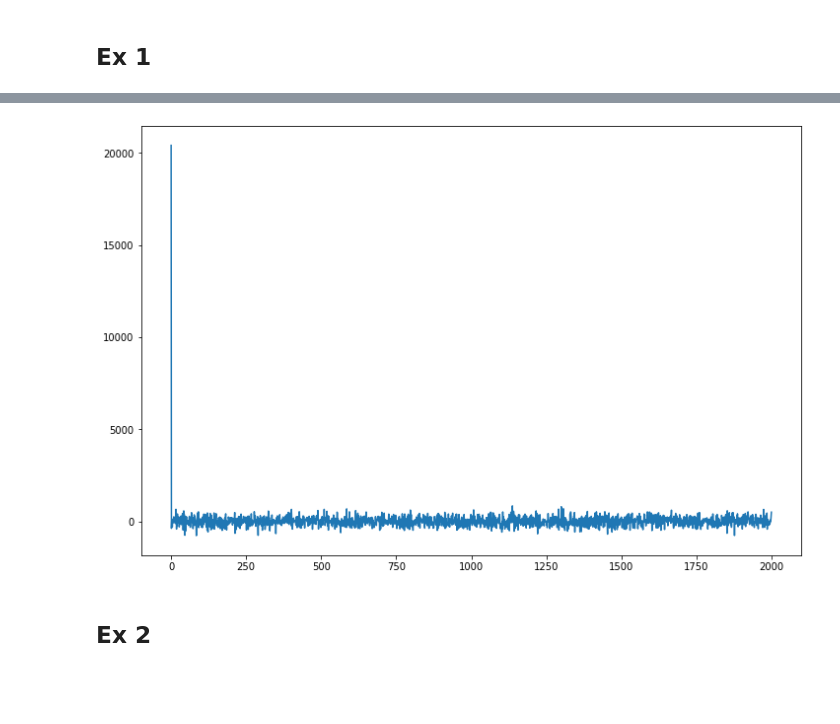
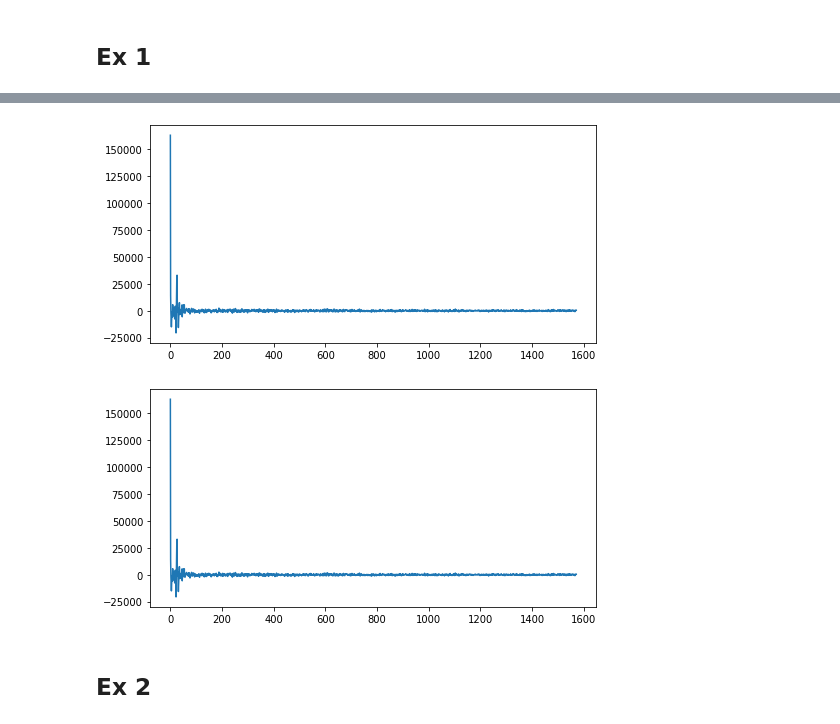
Before and after one commit to mcpeixoto/Computational-Physics-Course, a Jupyter notebook: ficha7.ipynb, the cells around one changed output, grey strips where cells are left out. Cells and saved outputs as stored; diff of their text form; code cells hidden in the pictures; blank space fills up the shorter version.

```diff
--- a/ficha7.ipynb
+++ b/ficha7.ipynb
@@ -39,8 +37,16 @@ X = DFT_signal(data)
 # %%
-plt.figure(figsize=(12,8))
+X = DFT_signal(data[:, 1])
+plt.figure(figsize=(8,4))
 plt.plot(X)
 plt.show()
 # %% [output]
-[figure, old version]
+[figure, new version]
+# %%
+X = np.fft.rfft(data[:, 1])
+plt.figure(figsize=(8,4))
+plt.plot(X)
+plt.show()
+# %% [output]
+[figure, added]
 # %% [markdown]
 ## Ex 2
```
Also changed, not shown: parts of 6 cells of this notebook.
